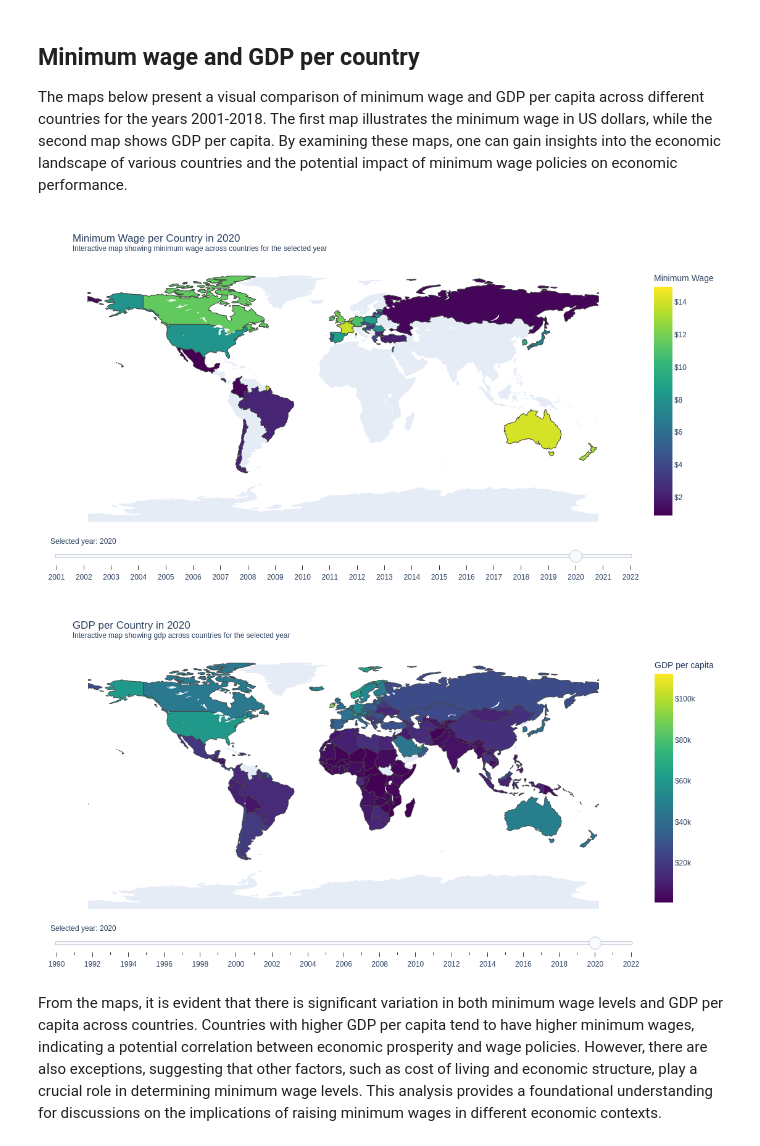
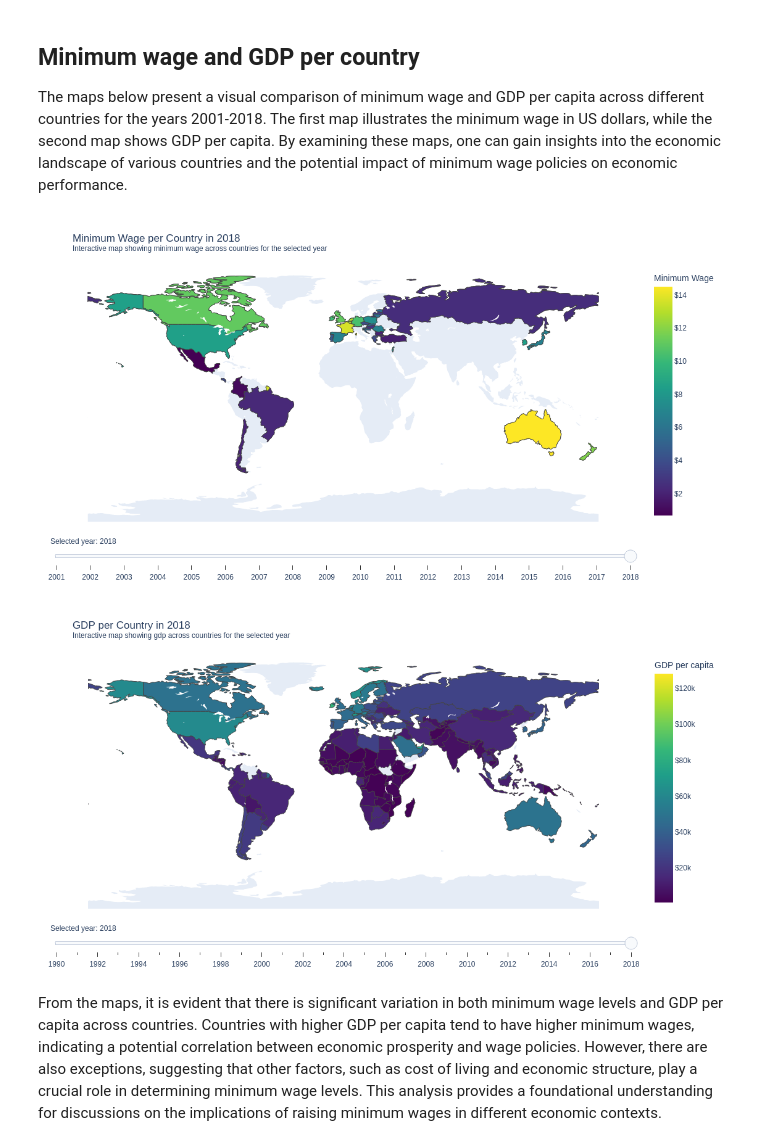
Before and after one commit to anri4/Information_Visualization, a Jupyter notebook: _sources/docs/main.ipynb, the cells around one changed output. Saved outputs shown, nothing was run; the diff lists cells and outputs as text; code cells hidden in the pictures.

```diff
--- a/_sources/docs/main.ipynb
+++ b/_sources/docs/main.ipynb
@@ -83,18 +83,24 @@ The graph reveals a generally positive correlation between consumer spending and
 ## Minimum wage and GDP per country
 The maps below present a visual comparison of minimum wage and GDP per capita across different countries for the years 2001-2018. The first map illustrates the minimum wage in US dollars, while the second map shows GDP per capita. By examining these maps, one can gain insights into the economic landscape of various countries and the potential impact of minimum wage policies on economic performance.
 # %%
+import pandas as pd
+import plotly.graph_objs as go
+
+# Load the datasets
 df_minimum_wage = pd.read_csv('minimum_wage_worldwide.csv')
-
-df_minimum_wage_2020 = df_minimum_wage[df_minimum_wage['TIME_PERIOD'] == 2020]
-
 df_gdp = pd.read_csv('gdp-per-capita-worldbank.csv')
 
+# Filter the data to include only years up to 2018
+df_minimum_wage = df_minimum_wage[df_minimum_wage['TIME_PERIOD'] <= 2018]
+df_gdp = df_gdp[df_gdp['Year'] <= 2018]
+
+# Helper function to create titles
 def make_title(year: int, measure: str) -> str:
     return f'{measure} per Country in {year}' + \
            '<br><sup>Interactive map showing ' + measure.lower() + ' across countries for the selected year</sup>'
 
+# Minimum Wage traces
 minimum_wage_years = sorted(df_minimum_wage['TIME_PERIOD'].unique())
-
 minimum_wage_traces = []
 for i, year in enumerate(minimum_wage_years):
     df_minimum_wage_year = df_minimum_wage[df_minimum_wage['TIME_PERIOD'] == year]
@@ -104,7 +110,7 @@ for i, year in enumerate(minimum_wage_years):
         z=df_minimum_wage_year['OBS_VALUE'],
         colorscale='Viridis',
         hovertemplate='<b>%{location}</b><br>Minimum wage: %{z}<extra></extra>',
-        visible=(True if year == 2020 else False),
+        visible=(True if year == 2018 else False),
         colorbar=go.choropleth.ColorBar(
             title='Minimum Wage',
             tickprefix='$'
@@ -112,8 +118,8 @@ for i, year in enumerate(minimum_wage_years):
     )
     minimum_wage_traces.append(minimum_wage_trace)
 
+# GDP traces
 gdp_years = sorted(df_gdp['Year'].unique())
-
 gdp_traces = []
 for i, year in enumerate(gdp_years):
     df_gdp_year = df_gdp[df_gdp['Year'] == year]
@@ -123,7 +129,7 @@ for i, year in enumerate(gdp_years):
         text=df_gdp_year['Entity'],
         colorscale='Viridis',
         hovertemplate='<b>%{text}</b><br>GDP per capita: %{z}<extra></extra>',
-        visible=(True if year == 2020 else False),
+        visible=(True if year == 2018 else False),
         colorbar=go.choropleth.ColorBar(
             title='GDP per capita',
             tickprefix='$'
@@ -131,6 +137,7 @@ for i, year in enumerate(gdp_years):
     )
     gdp_traces.append(gdp_trace)
 
+# Minimum Wage slider steps
 minimum_wage_slider_steps = []
 for i, year in enumerate(minimum_wage_years):
     minimum_wage_slider_steps.append({
@@ -142,6 +149,7 @@ for i, year in enumerate(minimum_wage_years):
         'label': str(year)
     })
 
+# GDP slider steps
 gdp_slider_steps = []
 for i, year in enumerate(gdp_years):
     gdp_slider_steps.append({
@@ -153,43 +161,45 @@ for i, year in enumerate(gdp_years):
         'label': str(year)
     })
 
+# Create the figures
 fig_minimum_wage = go.Figure(
     data=minimum_wage_traces,
     layout=go.Layout(
         width=600,
         height=600,
-        title=make_title(2020, 'Minimum Wage'),
+        title=make_title(2018, 'Minimum Wage'),
         geo=dict(showframe=False, showcoastlines=False, projection_type='equirectangular'),
         sliders=[{
-            'active': minimum_wage_years.index(2020),
+            'active': minimum_wage_years.index(2018),
             'currentvalue': {'prefix': 'Selected year: '},
             'steps': minimum_wage_slider_steps
         }],
         margin={'t': 80, 'r': 20, 'b': 80, 'l': 20}
     )
 )
 
 fig_gdp = go.Figure(
     data=gdp_traces,
     layout=go.Layout(
         width=600,
         height=600,
-        title=make_title(2020, 'GDP'),
+        title=make_title(2018, 'GDP'),
         geo=dict(showframe=False, showcoastlines=False, projection_type='equirectangular'),
         sliders=[{
-            'active': gdp_years.index(2020),
+            'active': gdp_years.index(2018),
             'currentvalue': {'prefix': 'Selected year: '},
             'steps': gdp_slider_steps
         }],
         margin={'t': 80, 'r': 20, 'b': 80, 'l': 20}
     )
 )
 
+# Show the figures
 fig_minimum_wage.show()
 fig_gdp.show()
 # %% [output]
-[figure, old version]
+[figure, new version]
-[figure, old version]
+[figure, new version]
 # %% [markdown]
 From the maps, it is evident that there is significant variation in both minimum wage levels and GDP per capita across countries. Countries with higher GDP per capita tend to have higher minimum wages, indicating a potential correlation between economic prosperity and wage policies. However, there are also exceptions, suggesting that other factors, such as cost of living and economic structure, play a crucial role in determining minimum wage levels. This analysis provides a foundational understanding for discussions on the implications of raising minimum wages in different economic contexts.
 # %% [markdown]
```
Also changed, not shown: 1 other file.
